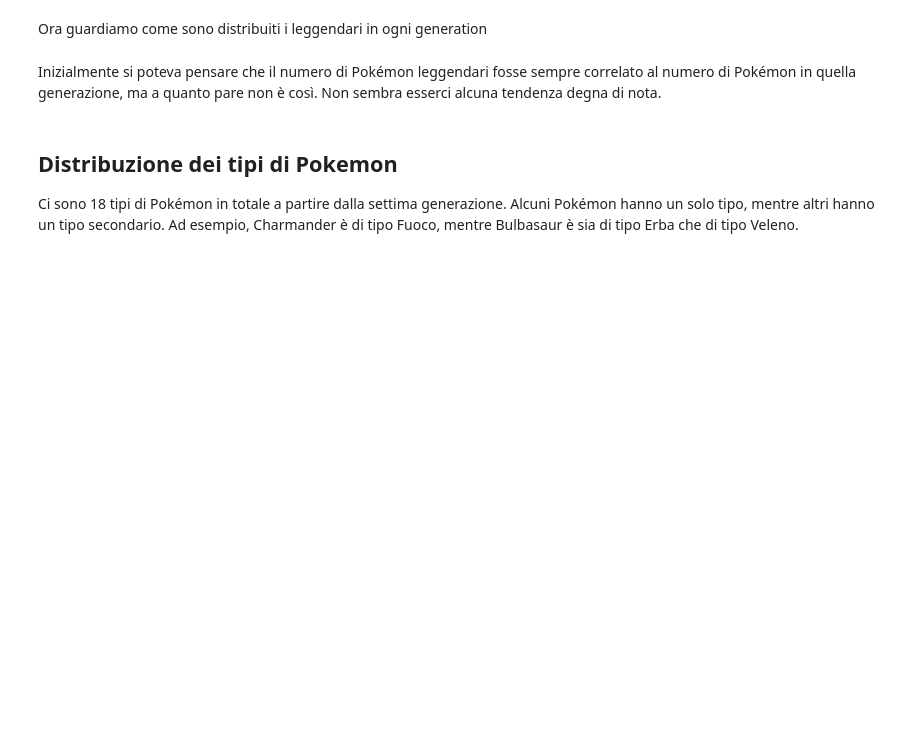
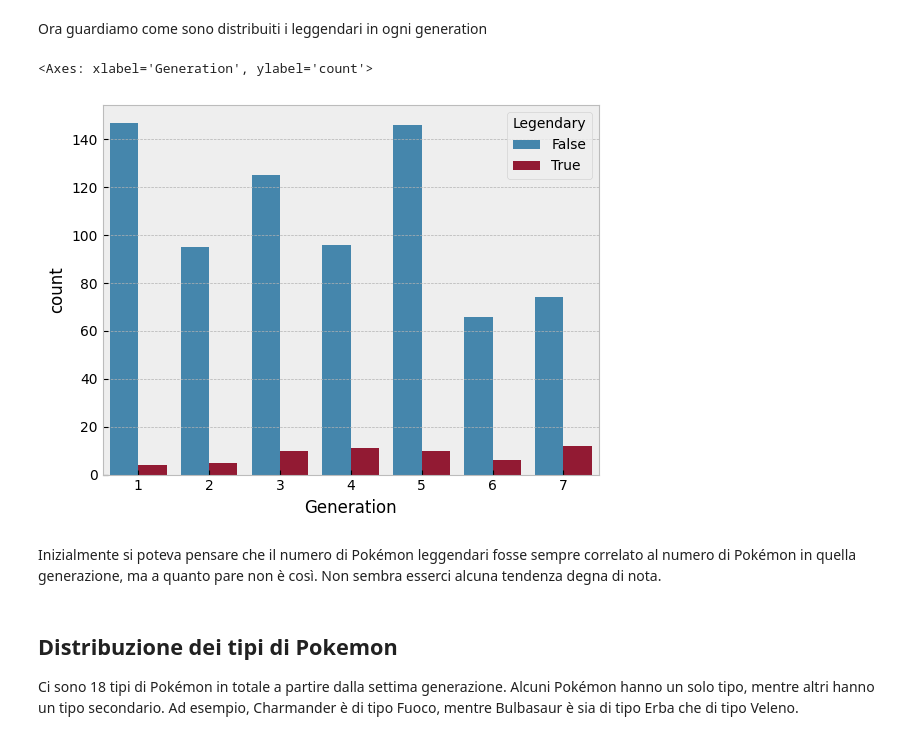
Before and after one commit to luca-pugnetti/LezioniPython, a Jupyter notebook: Analisi_dati/An_exercise.ipynb, the cells around one changed output. Saved outputs shown, nothing was run; the diff lists cells and outputs as text; code cells hidden in the pictures; blank space fills up the shorter version.

```diff
--- a/Analisi_dati/An_exercise.ipynb
+++ b/Analisi_dati/An_exercise.ipynb
@@ -81,3 +191,12 @@ Ora guardiamo come sono distribuiti i leggendari in ogni generation
+# %%
+sns.countplot(
+    x='Generation',
+    data=pokedata,
+    hue='Legendary',
+)
+# %% [output]
+<Axes: xlabel='Generation', ylabel='count'>
+[figure, added]
 # %% [markdown]
 Inizialmente si poteva pensare che il numero di Pokémon leggendari fosse sempre correlato al numero di Pokémon in quella generazione, ma a quanto pare non è così. Non sembra esserci alcuna tendenza degna di nota.
 # %% [markdown]
```
Also changed, not shown: parts of 33 cells of this notebook.
